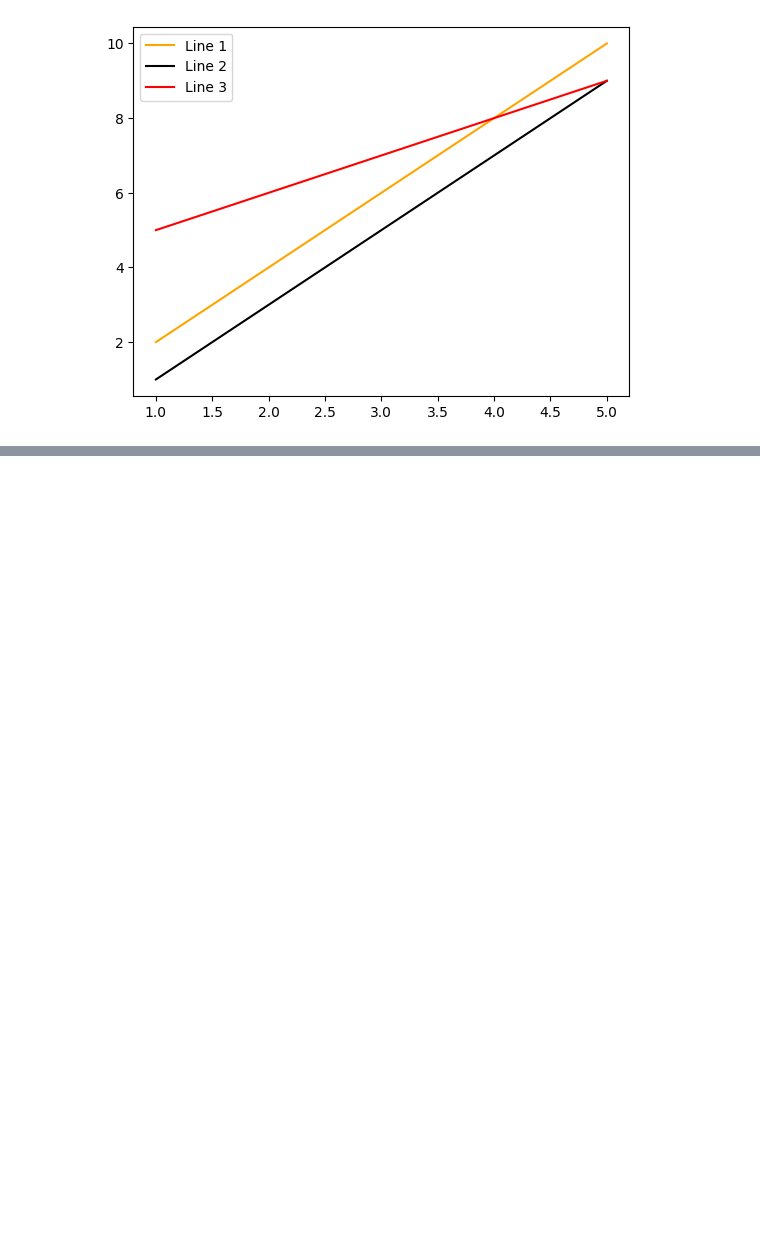
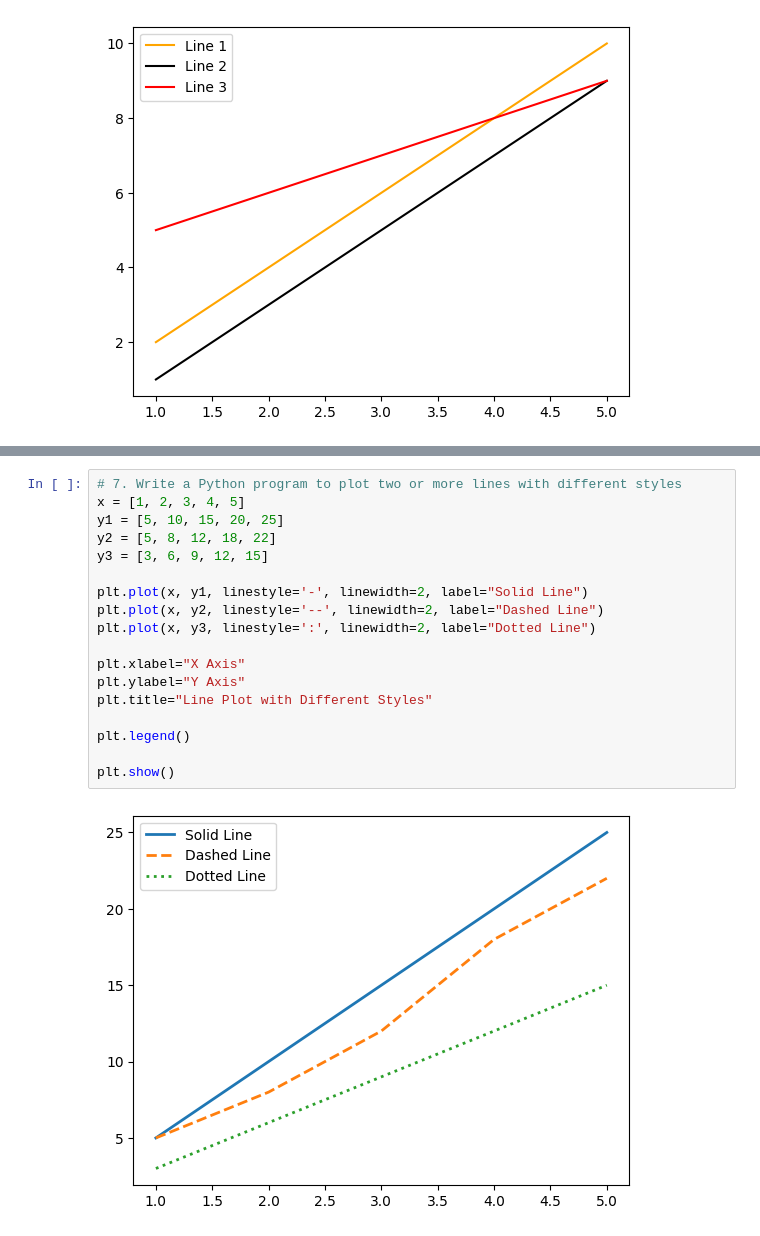
Before and after one commit to dhirajmanavalan/DataProcessing, a Jupyter notebook: Matplotlib/Problems/problems.ipynb, the cells around one changed output, grey strips where cells are left out. Saved outputs shown, nothing was run; the diff lists cells and outputs as text; blank space fills up the shorter version.

```diff
--- a/Matplotlib/Problems/problems.ipynb
+++ b/Matplotlib/Problems/problems.ipynb
@@ -108,0 +132,20 @@ plt.show()
+# %%
+# 7. Write a Python program to plot two or more lines with different styles
+x = [1, 2, 3, 4, 5]
+y1 = [5, 10, 15, 20, 25]
+y2 = [5, 8, 12, 18, 22]
+y3 = [3, 6, 9, 12, 15]
+
+plt.plot(x, y1, linestyle='-', linewidth=2, label="Solid Line")
+plt.plot(x, y2, linestyle='--', linewidth=2, label="Dashed Line")
+plt.plot(x, y3, linestyle=':', linewidth=2, label="Dotted Line")
+
+plt.xlabel="X Axis"
+plt.ylabel="Y Axis"
+plt.title="Line Plot with Different Styles"
+
+plt.legend()
+
+plt.show()
+# %% [output]
+[figure, added]
```
Also changed, not shown: parts of 4 cells of this notebook.
